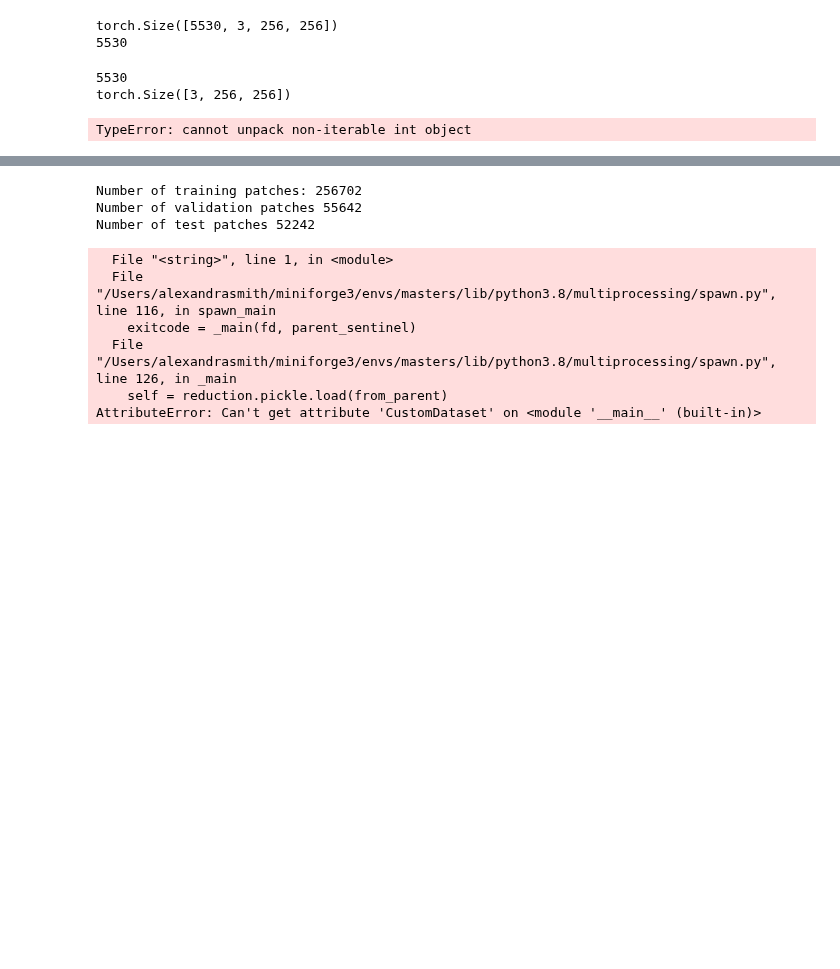
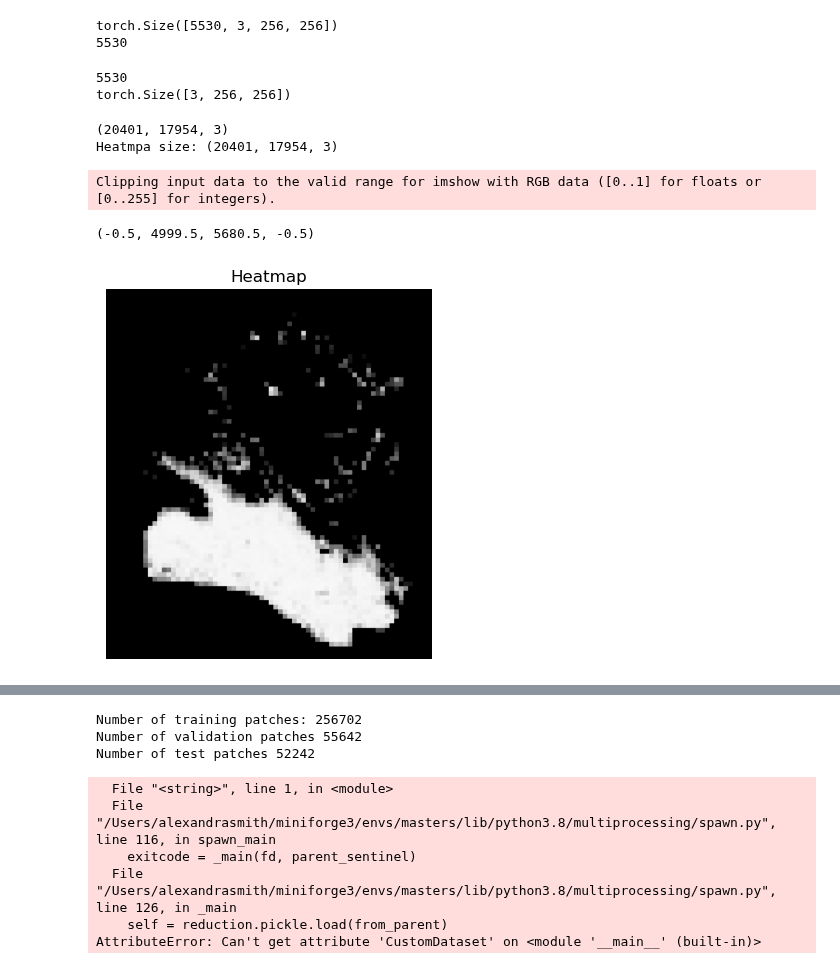
Before and after one commit to Alexandra-Smith/masters, a Jupyter notebook: notebooks/11-heatmaps.ipynb, the cells around one changed output, grey strips where cells are left out. Drawn from its saved outputs; the diff is of its cells as text; code cells hidden in the pictures; blank space fills up the shorter version.

```diff
--- a/notebooks/11-heatmaps.ipynb
+++ b/notebooks/11-heatmaps.ipynb
@@ -190,12 +190,30 @@ def get_prediction(patch, output):
 def create_heatmap(image_size, patches):
     '''
     Generate the heatmap array based on patch predicted probabilities.
+    Returns heatmap the same size as original image.
     '''
     heat_map = np.zeros(image_size)
     for patch in patches:
         i, j = patch.position
-        h, w = patch.size
-        heat_map[i:i+h, j+j+w] = patch.probability
+        h, w = patch.image.size()[1], patch.image.size()[2]
+        heat_map[i:i+h, j:j+w] = patch.probability
+    return heat_map
+
+def heatmap_over_image(image, image_size, patches):
+    '''
+    Returns heatmap
+    '''
+    # Initialise image
+    heat_map = np.zeros(image_size) * None
+    for patch in patches:
+        i, j = patch.position
+        h, w = patch.image.size()[1], patch.image.size()[2]
+        heat_map[i:i+h, j:j+w] = patch.probability
+
+    for i in image_size[0]:
+        for j in image_size[1]:
+            if
+
     return heat_map
 
 def inference(image_size, patches, model):
@@ -212,8 +230,8 @@ def inference(image_size, patches, model):
                 output = model(image.unsqueeze(0))
             get_prediction(patch, output)
         else:
-            patch.probability = 0
-            patch.prediction = 0
+            patch.probability = -1
+            patch.prediction = None
     heatmap = create_heatmap(image_size, patches)
     return heatmap
 
@@ -292,6 +308,8 @@ device = torch.device("cuda:0" if torch.cuda.is_available() else "cpu")
 model = model.to(device)
 # %%
 image_size = slide.shape
+print(image_size)
 heatmap = inference(image_size, patch_objects, model)
 # %% [output]
-TypeError: cannot unpack non-iterable int object
+(20401, 17954, 3)
+Heatmpa size: (20401, 17954, 3)
@@ -297,0 +319,12 @@ TypeError: cannot unpack non-iterable int object
+# %%
+new_height = 5000
+original_width, original_height, _ = heatmap.shape
+new_width = int(new_height * (original_width / original_height))
+thumbnail = resize(heatmap, (new_width, new_height))
+plt.imshow(thumbnail)
+plt.title("Heatmap")
+plt.axis('off')
+# %% [output]
+Clipping input data to the valid range for imshow with RGB data ([0..1] for floats or [0..255] for integers).
+(-0.5, 4999.5, 5680.5, -0.5)
+[figure, added]
```
Also changed, not shown: parts of 4 cells of this notebook.
